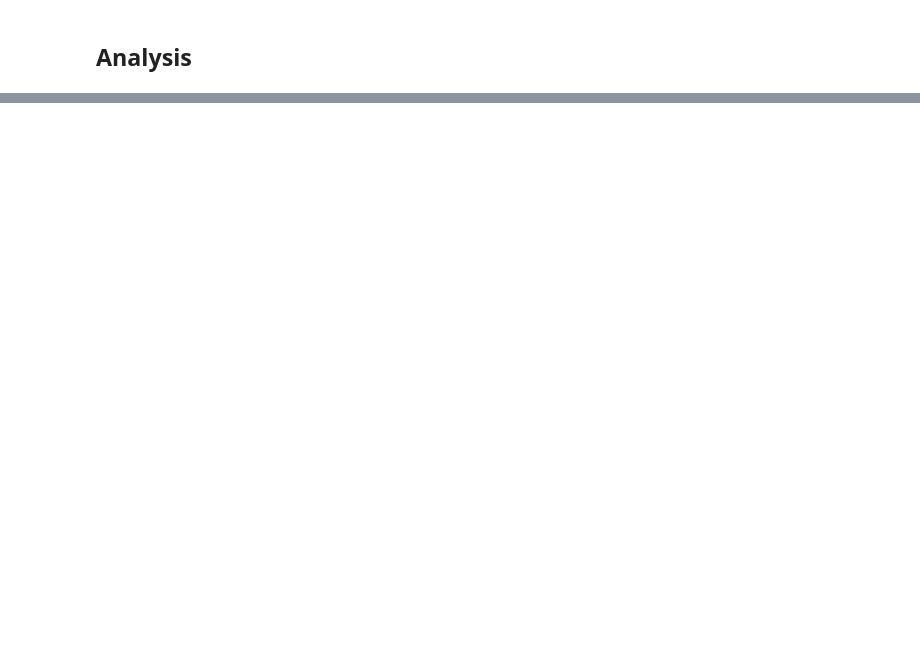
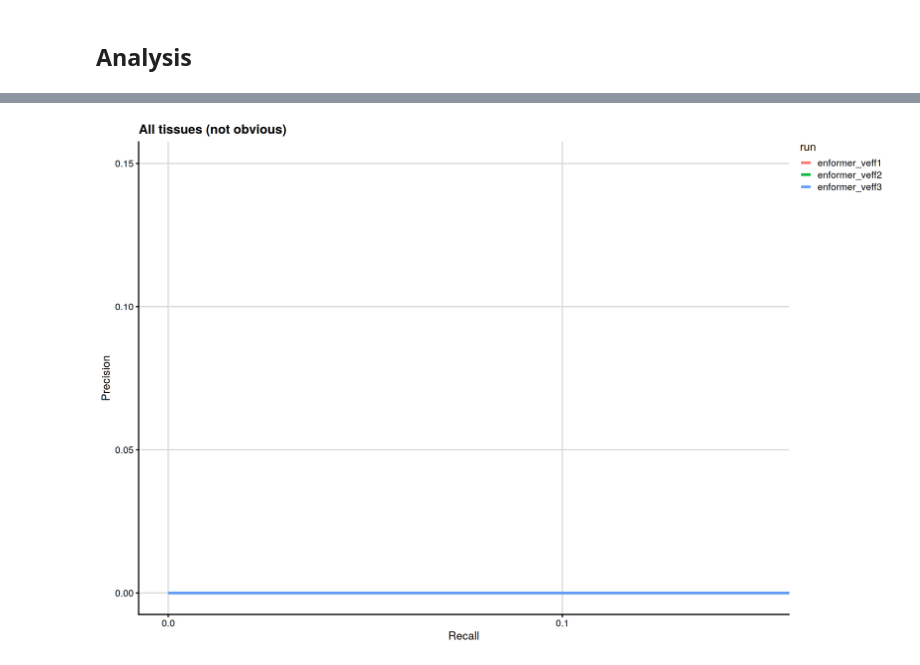
Before and after one commit to gtsitsiridis/kipoi_veff_analysis, a Jupyter notebook: workflow/notebooks/comparison.r.ipynb, the cells around one changed output, grey strips where cells are left out. Cells and saved outputs as stored; diff of their text form; code cells hidden in the pictures; blank space fills up the shorter version.

```diff
--- a/workflow/notebooks/comparison.r.ipynb
+++ b/workflow/notebooks/comparison.r.ipynb
@@ -140,0 +199,7 @@ types = c('total', 'obvious', 'not_obvious')
+# %%
+fname = 'prc.parquet'
+t = 'not_obvious'
+title='All tissues (not obvious)'
+prc_plot(copy(eval_list[[fname]]) %>% .[type_ == t], title=title)
+# %% [output]
+[figure, added]
```
Also changed, not shown: parts of 25 cells of this notebook, 1 other file.
